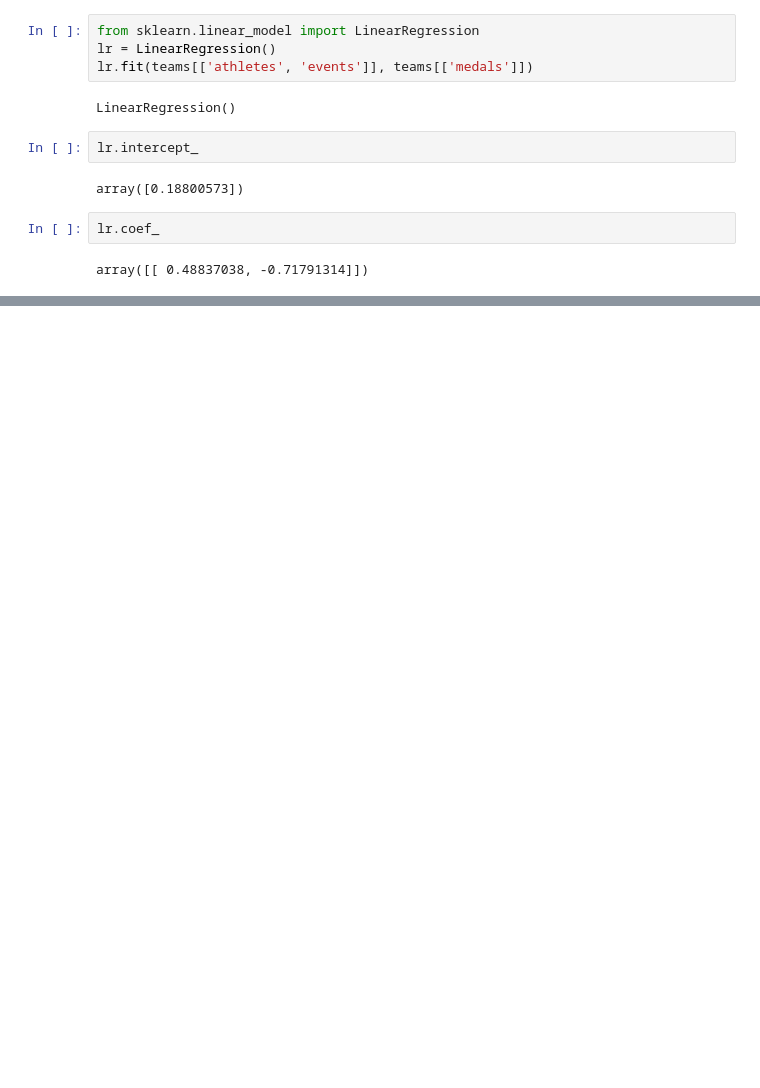
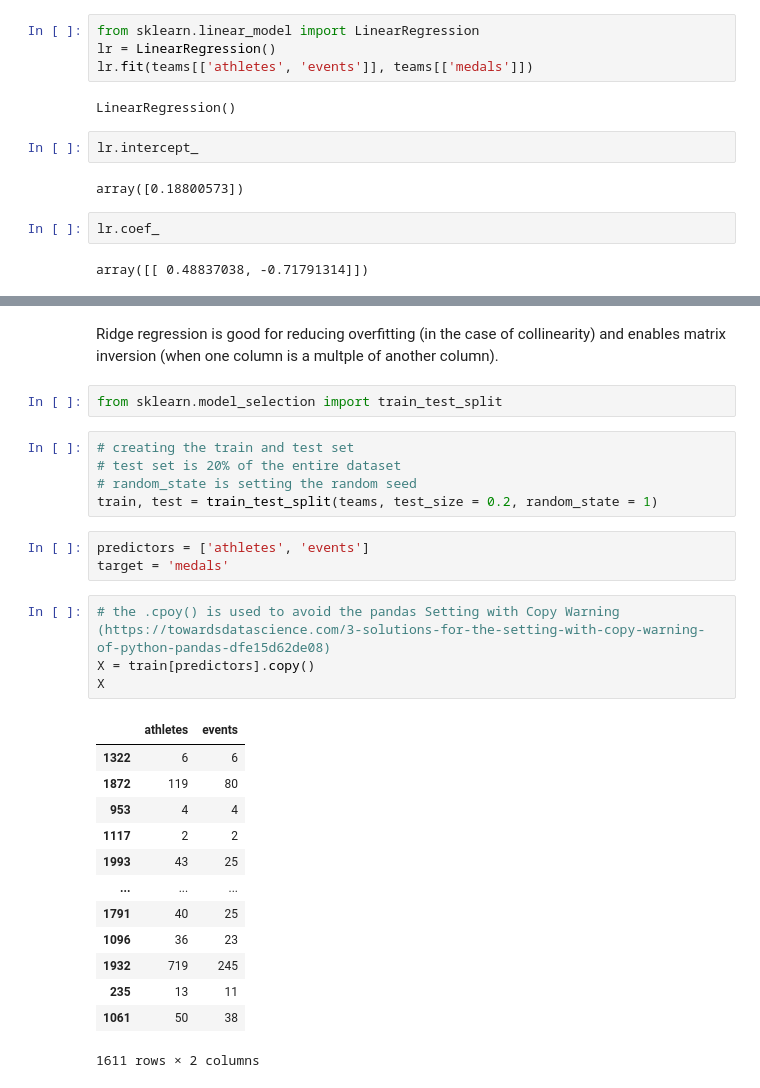
Before and after one commit to kwolf3/Experiments, a Jupyter notebook: Ridge Regression from Scratch.ipynb, the cells around one changed output, grey strips where cells are left out. Saved outputs shown, nothing was run; the diff lists cells and outputs as text; blank space fills up the shorter version.

```diff
--- a/Ridge Regression from Scratch.ipynb
+++ b/Ridge Regression from Scratch.ipynb
@@ -63,0 +78,30 @@ As can be seen above, the coefficient for athletes (b<sub>1</sub>) is about 0.48
+# %% [markdown]
+Ridge regression is good for reducing overfitting (in the case of collinearity) and enables matrix inversion (when one column is a multple of another column).
+# %%
+from sklearn.model_selection import train_test_split
+# %%
+# creating the train and test set
+# test set is 20% of the entire dataset
+# random_state is setting the random seed
+train, test = train_test_split(teams, test_size = 0.2, random_state = 1)
+# %%
+predictors = ['athletes', 'events']
+target = 'medals'
+# %%
+# the .cpoy() is used to avoid the pandas Setting with Copy Warning (https://towardsdatascience.com/3-solutions-for-the-setting-with-copy-warning-of-python-pandas-dfe15d62de08)
+X = train[predictors].copy()
+X
+# %% [output]
+|  | athletes | events |
+| 1322 | 6 | 6 |
+| 1872 | 119 | 80 |
+| 953 | 4 | 4 |
+| 1117 | 2 | 2 |
+| 1993 | 43 | 25 |
+| ... | ... | ... |
+| 1791 | 40 | 25 |
+| 1096 | 36 | 23 |
+| 1932 | 719 | 245 |
+| 235 | 13 | 11 |
+| 1061 | 50 | 38 |
+1611 rows × 2 columns
```
Also changed, not shown: parts of 20 cells of this notebook.
